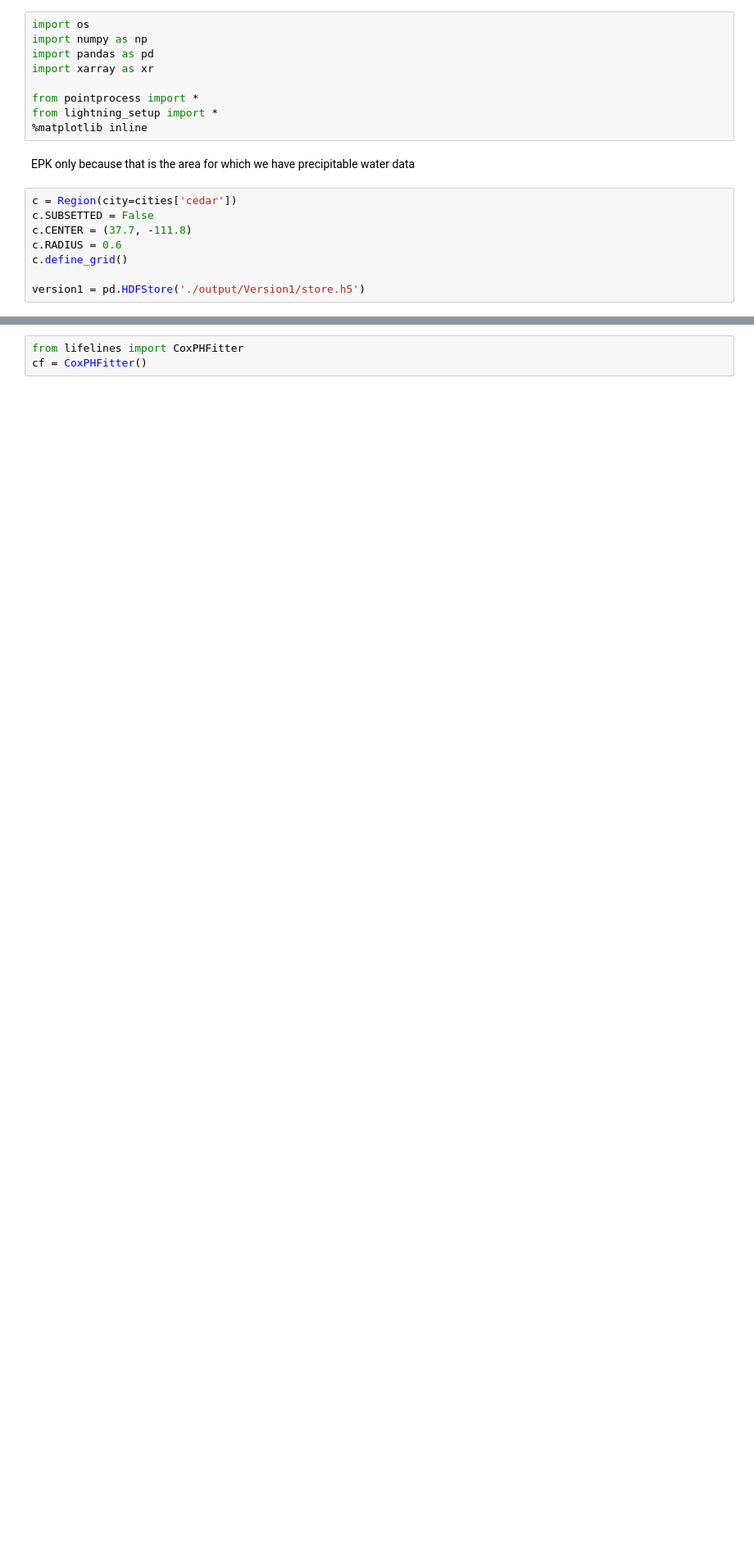
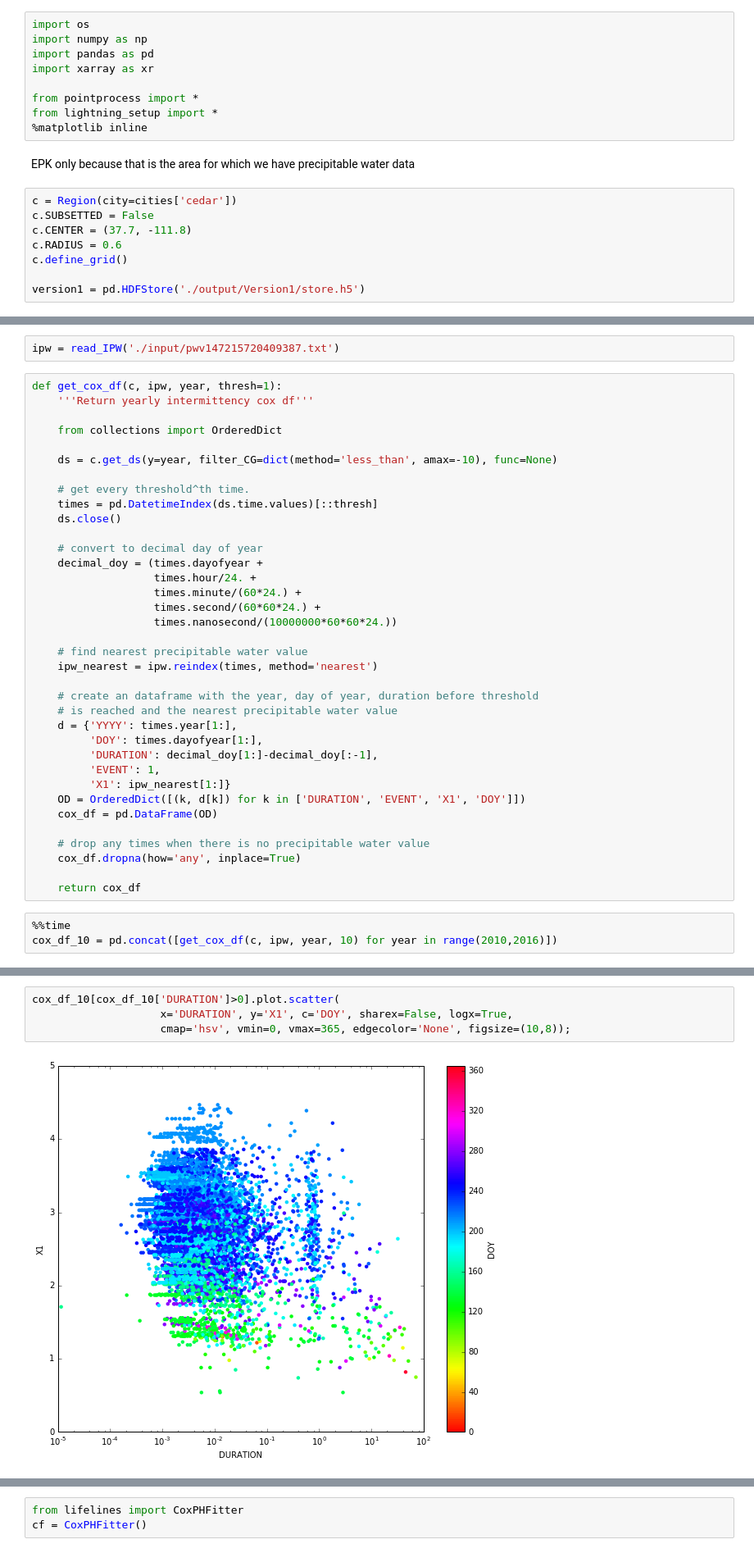
Before and after one commit to jsignell/lightning-tools, a Jupyter notebook: 10 Python-Cox Regression Model.ipynb, the cells around one changed output, grey strips where cells are left out. Shown: that part at 82% size. Drawn from its saved outputs; the diff is of its cells as text; blank space fills up the shorter version.

```diff
--- a/10 Python-Cox Regression Model.ipynb
+++ b/10 Python-Cox Regression Model.ipynb
@@ -53,0 +33,41 @@ cox_df.dropna(how='any', inplace=True)
+# %%
+ipw = read_IPW('./input/pwv147215720409387.txt')
+# %%
+def get_cox_df(c, ipw, year, thresh=1):
+    '''Return yearly intermittency cox df'''
+
+    from collections import OrderedDict
+
+    ds = c.get_ds(y=year, filter_CG=dict(method='less_than', amax=-10), func=None)
+
+    # get every threshold^th time.
+    times = pd.DatetimeIndex(ds.time.values)[::thresh]
+    ds.close()
+
+    # convert to decimal day of year
+    decimal_doy = (times.dayofyear +
+                   times.hour/24. +
+                   times.minute/(60*24.) +
+                   times.second/(60*60*24.) +
+                   times.nanosecond/(10000000*60*60*24.))
+
+    # find nearest precipitable water value
+    ipw_nearest = ipw.reindex(times, method='nearest')
+
+    # create an dataframe with the year, day of year, duration before threshold
+    # is reached and the nearest precipitable water value
+    d = {'YYYY': times.year[1:],
+         'DOY': times.dayofyear[1:],
+         'DURATION': decimal_doy[1:]-decimal_doy[:-1],
+         'EVENT': 1,
+         'X1': ipw_nearest[1:]}
+    OD = OrderedDict([(k, d[k]) for k in ['DURATION', 'EVENT', 'X1', 'DOY']])
+    cox_df = pd.DataFrame(OD)
+
+    # drop any times when there is no precipitable water value
+    cox_df.dropna(how='any', inplace=True)
+
+    return cox_df
+# %%
+%%time
+cox_df_10 = pd.concat([get_cox_df(c, ipw, year, 10) for year in range(2010,2016)])
@@ -53,0 +77,6 @@ cox_df.dropna(how='any', inplace=True)
+# %%
+cox_df_10[cox_df_10['DURATION']>0].plot.scatter(
+                    x='DURATION', y='X1', c='DOY', sharex=False, logx=True,
+                    cmap='hsv', vmin=0, vmax=365, edgecolor='None', figsize=(10,8));
+# %% [output]
+[figure, added]
```
Also changed, not shown: parts of 16 cells of this notebook, 14 other files.
